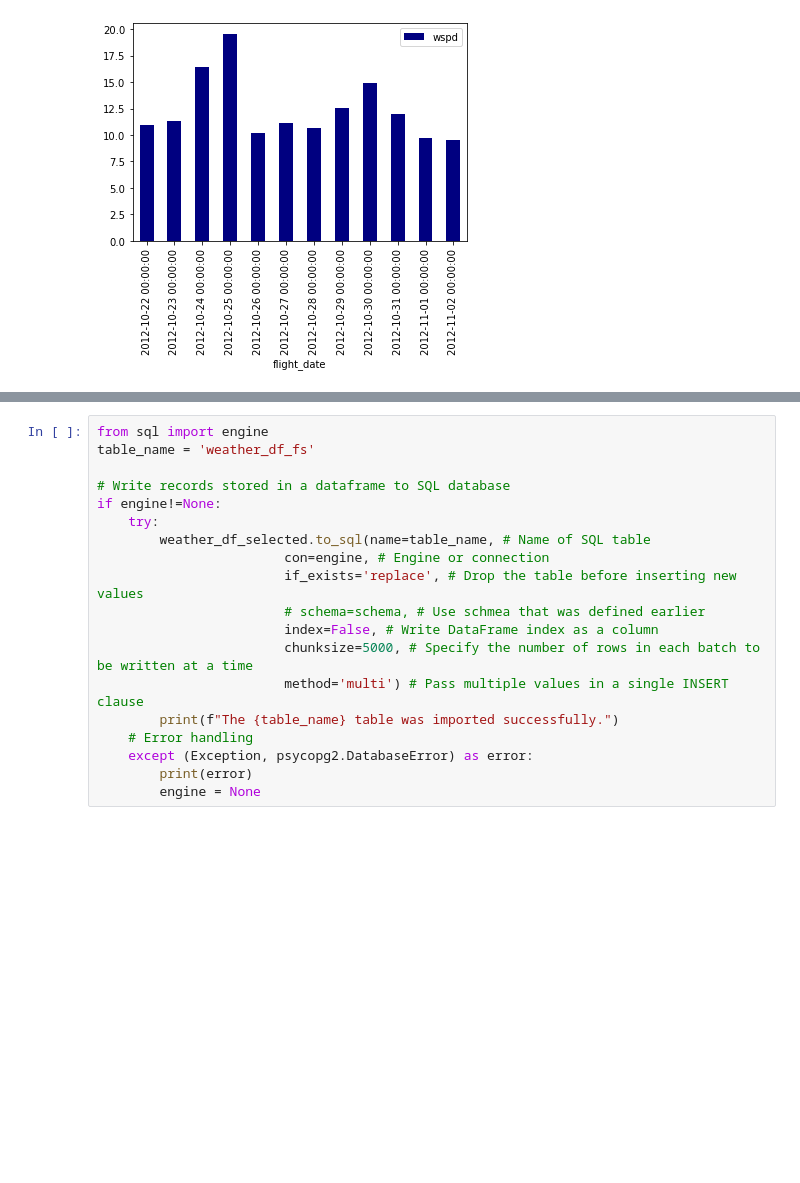
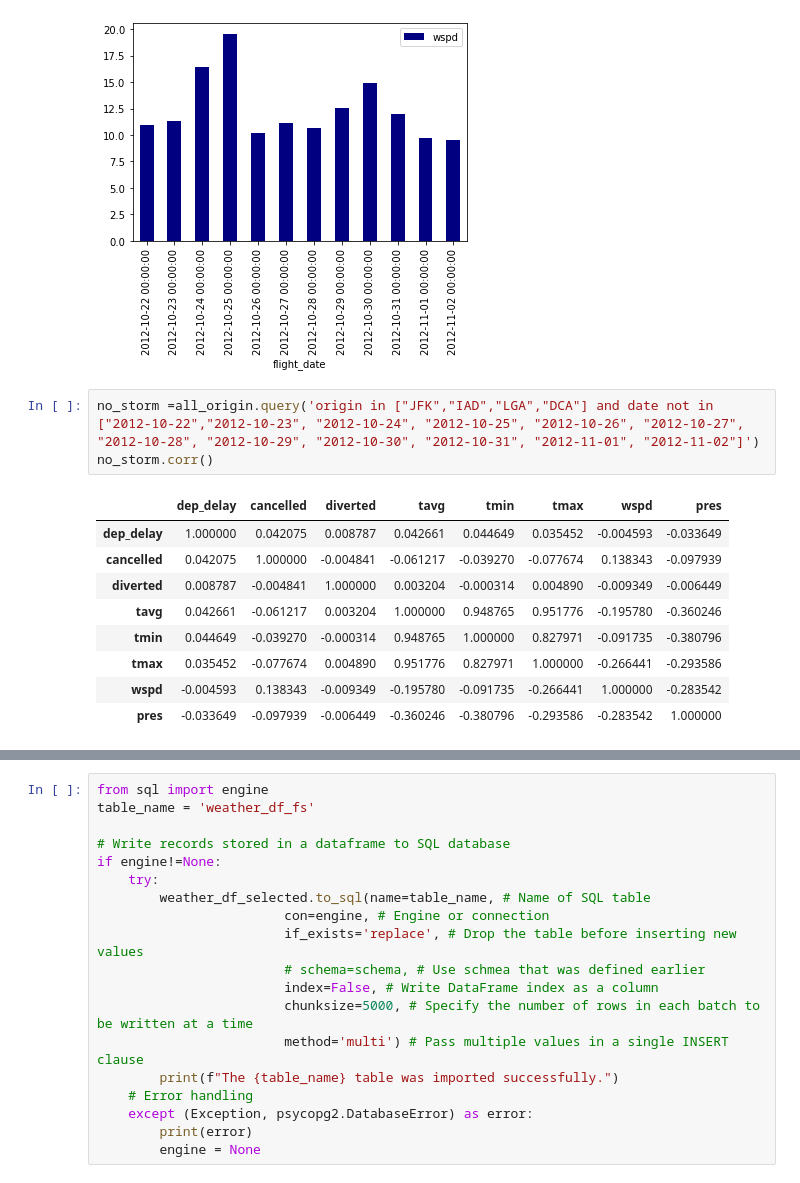
Before and after one commit to farnaz-irani/SQL-Weather-api, a Jupyter notebook: Farnaz.ipynb, the cells around one changed output, grey strips where cells are left out. Drawn from its saved outputs; the diff is of its cells as text; blank space fills up the shorter version.

```diff
--- a/Farnaz.ipynb
+++ b/Farnaz.ipynb
@@ -370,3 +391,16 @@ all_not_hit.groupby('flight_date').mean().reset_index() \
     # .plot(kind='bar', x='flight_date', y='cancelled', color='red');
 # %% [output]
 [figure]
+# %%
+no_storm =all_origin.query('origin in ["JFK","IAD","LGA","DCA"] and date not in ["2012-10-22","2012-10-23", "2012-10-24", "2012-10-25", "2012-10-26", "2012-10-27",  "2012-10-28", "2012-10-29", "2012-10-30", "2012-10-31", "2012-11-01", "2012-11-02"]')
+no_storm.corr()
+# %% [output]
+|  | dep_delay | cancelled | diverted | tavg | tmin | tmax | wspd | pres |
+| dep_delay | 1.000000 | 0.042075 | 0.008787 | 0.042661 | 0.044649 | 0.035452 | -0.004593 | -0.033649 |
+| cancelled | 0.042075 | 1.000000 | -0.004841 | -0.061217 | -0.039270 | -0.077674 | 0.138343 | -0.097939 |
+| diverted | 0.008787 | -0.004841 | 1.000000 | 0.003204 | -0.000314 | 0.004890 | -0.009349 | -0.006449 |
+| tavg | 0.042661 | -0.061217 | 0.003204 | 1.000000 | 0.948765 | 0.951776 | -0.195780 | -0.360246 |
+| tmin | 0.044649 | -0.039270 | -0.000314 | 0.948765 | 1.000000 | 0.827971 | -0.091735 | -0.380796 |
+| tmax | 0.035452 | -0.077674 | 0.004890 | 0.951776 | 0.827971 | 1.000000 | -0.266441 | -0.293586 |
+| wspd | -0.004593 | 0.138343 | -0.009349 | -0.195780 | -0.091735 | -0.266441 | 1.000000 | -0.283542 |
+| pres | -0.033649 | -0.097939 | -0.006449 | -0.360246 | -0.380796 | -0.293586 | -0.283542 | 1.000000 |
```
Also changed, not shown: parts of 4 cells of this notebook.
